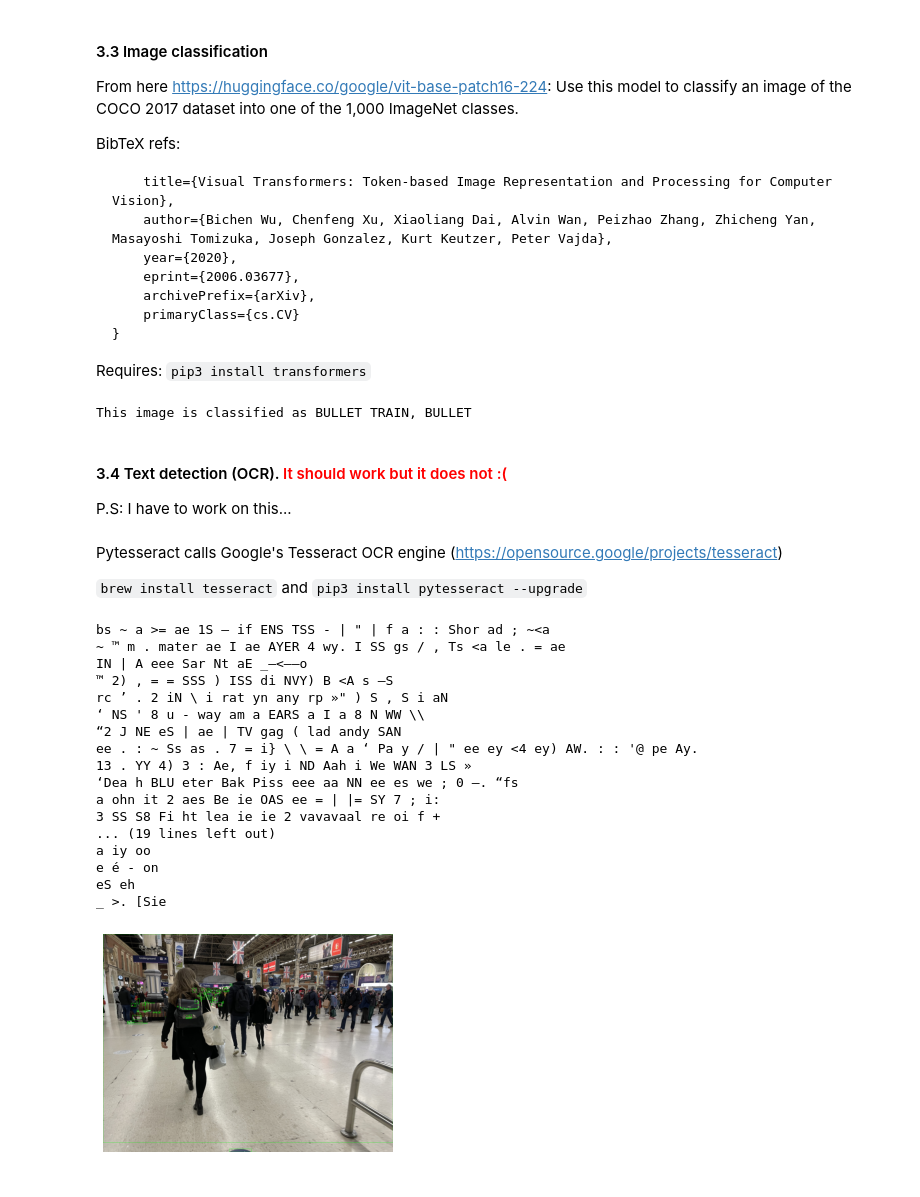
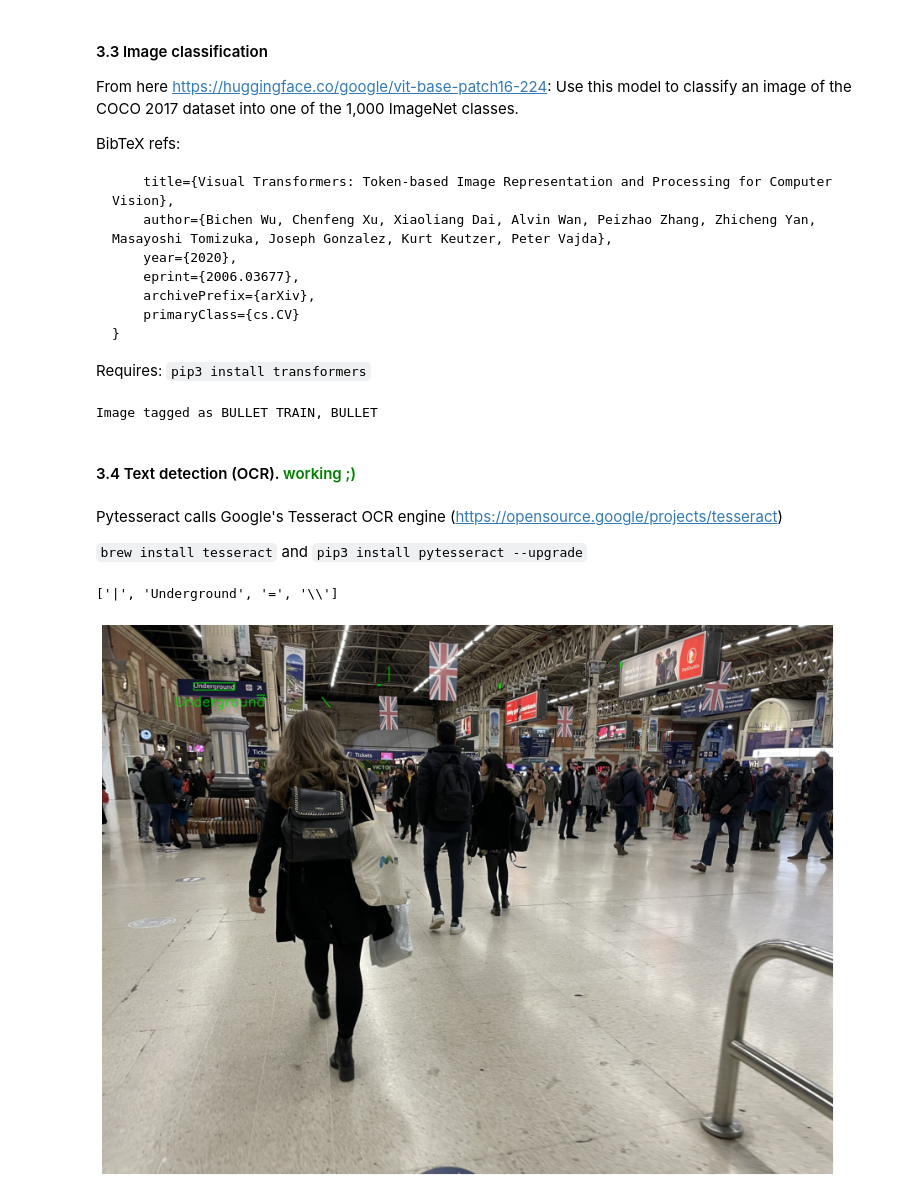
Before and after one commit to CarlitosDev/DSci_lighting_talk, a Jupyter notebook: src/LightingTalkCarlos.ipynb, the cells around one changed output. Saved outputs shown, nothing was run; the diff lists cells and outputs as text; code cells hidden in the pictures.

```diff
--- a/src/LightingTalkCarlos.ipynb
+++ b/src/LightingTalkCarlos.ipynb
@@ -309,52 +331,47 @@ outputs = model(**inputs)
 logits = outputs.logits
 # model predicts one of the 1000 ImageNet classes
 predicted_class_idx = logits.argmax(-1).item()
-print(f'This image is classified as {model.config.id2label[predicted_class_idx].upper()}')
+dominant_class = model.config.id2label[predicted_class_idx].upper()
+print(f'Image tagged as {dominant_class}')
+image_info['dominant_class'] = dominant_class
 # %% [output]
-This image is classified as BULLET TRAIN, BULLET
+Image tagged as BULLET TRAIN, BULLET
 # %% [markdown]
-#### 3.4 Text detection (OCR). <span style="color:red">It should work but it does not :(</span>
-P.S: I have to work on this...
+#### 3.4 Text detection (OCR). <span style="color:green">working ;)</span>
 # %% [markdown]
 Pytesseract calls Google's Tesseract OCR engine (https://opensource.google/projects/tesseract)
 
 `brew install tesseract` and `pip3 install pytesseract --upgrade`
 # %%
 import pytesseract
-custom_config = r'--oem 3 --psm 6'
-text = pytesseract.image_to_string(this_image, lang='eng', config=custom_config)
-print(text)
+# --psm page segmentation mode; --oem OCR Engine mode. See https://wilsonmar.github.io/tesseract/
+custom_config = r'--oem 3 --psm 11'
+df_text = pytesseract.image_to_data(this_image, lang='eng', config=custom_config, output_type=pytesseract.Output.DATAFRAME)
+idx_A=df_text.conf >= 92
+df_text = df_text[idx_A].copy()
+df_text.reset_index(drop=True, inplace=True)
+recognised_text = df_text.text.tolist()
+image_info['text_OCR'] = recognised_text
 # %% [output]
-bs ~ a >= ae 1S — if ENS TSS - | " | f a : : Shor ad ; ~<a
-~ ™ m . mater ae I ae AYER 4 wy. I SS gs / , Ts <a le . = ae
-IN | A eee Sar Nt aE _—<——o
-™ 2) , = = SSS ) ISS di NVY) B <A s —S
-rc ’ . 2 iN \ i rat yn any rp »" ) S , S i aN
-‘ NS ' 8 u - way am a EARS a I a 8 N WW \\
-“2 J NE eS | ae | TV gag ( lad andy SAN
-ee . : ~ Ss as . 7 = i} \ \ = A a ‘ Pa y / | " ee ey <4 ey) AW. : : '@ pe Ay.
-13 . YY 4) 3 : Ae, f iy i ND Aah i We WAN 3 LS »
-‘Dea h BLU eter Bak Piss eee aa NN ee es we ; 0 —. “fs
-a ohn it 2 aes Be ie OAS ee = | |= SY 7 ; i:
-3 SS S8 Fi ht lea ie ie 2 vavavaal re oi f +
-... (19 lines left out)
-a iy oo
-e é - on
-eS eh
-_ >. [Sie
+['|', 'Underground', '=', '\\']
-# %%
-boxes = pytesseract.image_to_boxes(this_image, lang='eng')
-
-_boxes = [list(map(int, i)) for i in [b.split(" ")[1:-1] for b in boxes.split("\n")]]
-_boxes.remove([])
-
-bounded = this_image.copy()
-img_h, img_w, _ = bounded.shape
-
-for box in _boxes:
-  b = (int(box[0]), int(img_h - box[1]), int(box[2]), int(img_h - box[3]))
-  cv2.rectangle(bounded, (b[0], b[1]), (b[2], b[3]), (0, 255, 0), 2)
-
-imgu.show_image(bounded)
-# %% [output]
-[figure, removed]
+# %%
+bounded = this_image.copy()
+img_h, img_w, _ = bounded.shape
+
+font                   = cv2.FONT_HERSHEY_SIMPLEX
+fontScale              = 2.5
+fontColor              = (0,222,0)
+thickness              = 3
+lineType               = 2
+
+for _,iRow in df_text.iterrows():
+    leftCorner = (iRow.left, iRow.top)
+    boxExtent = (iRow.left+iRow.width, iRow.top+iRow.height)
+    cv2.rectangle(bounded,leftCorner , boxExtent, fontColor, 3)
+    cv2.putText(bounded,iRow.text,
+                (int(boxExtent[0]*0.55), int(boxExtent[1]*1.25)),
+                font, fontScale,fontColor,thickness,lineType)
+
+imgu.show_image(bounded)
+# %% [output]
+[figure, added]
```
Also changed, not shown: parts of 8 cells of this notebook, 1 other file.
